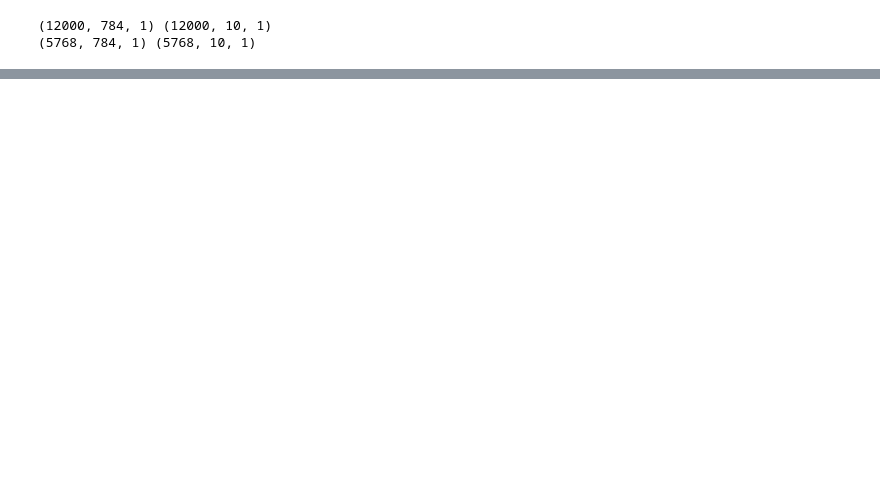
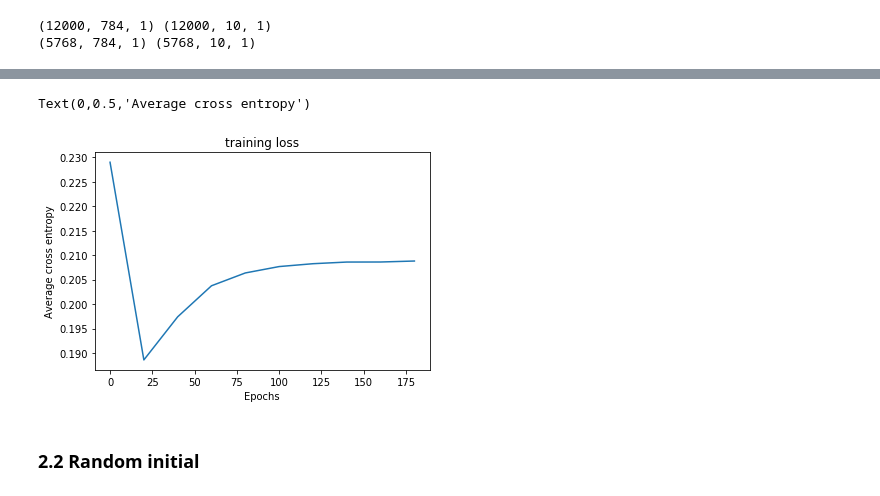
Before and after one commit to omelette-314/Deep_learning_nctu, a Jupyter notebook: homework1/DNN/DNN.ipynb, the cells around one changed output, grey strips where cells are left out. Drawn from its saved outputs; the diff is of its cells as text; code cells hidden in the pictures; blank space fills up the shorter version.

```diff
--- a/homework1/DNN/DNN.ipynb
+++ b/homework1/DNN/DNN.ipynb
@@ -367,0 +257,11 @@ SyntaxError: invalid syntax (<ipython-input-8-9320ba7591b7>, line 30)
+# %%
+fig, ax = plt.subplots(1, 1)
+ax.plot(new_x_axis, module1.training_loss)
+ax.set_title('training loss')
+ax.set_xlabel('Epochs')
+ax.set_ylabel('Average cross entropy')
+# %% [output]
+Text(0,0.5,'Average cross entropy')
+[figure, added]
+# %% [markdown]
+### 2.2 Random initial
```
Also changed, not shown: parts of 31 cells of this notebook, 5 other files.
